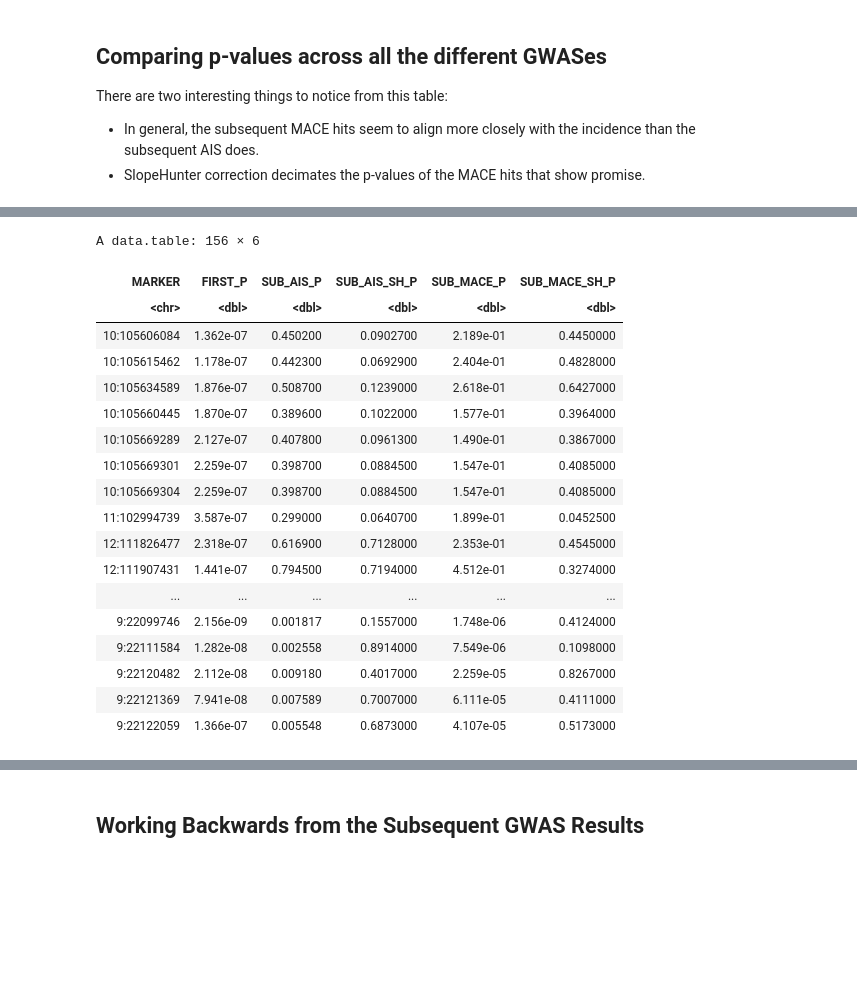
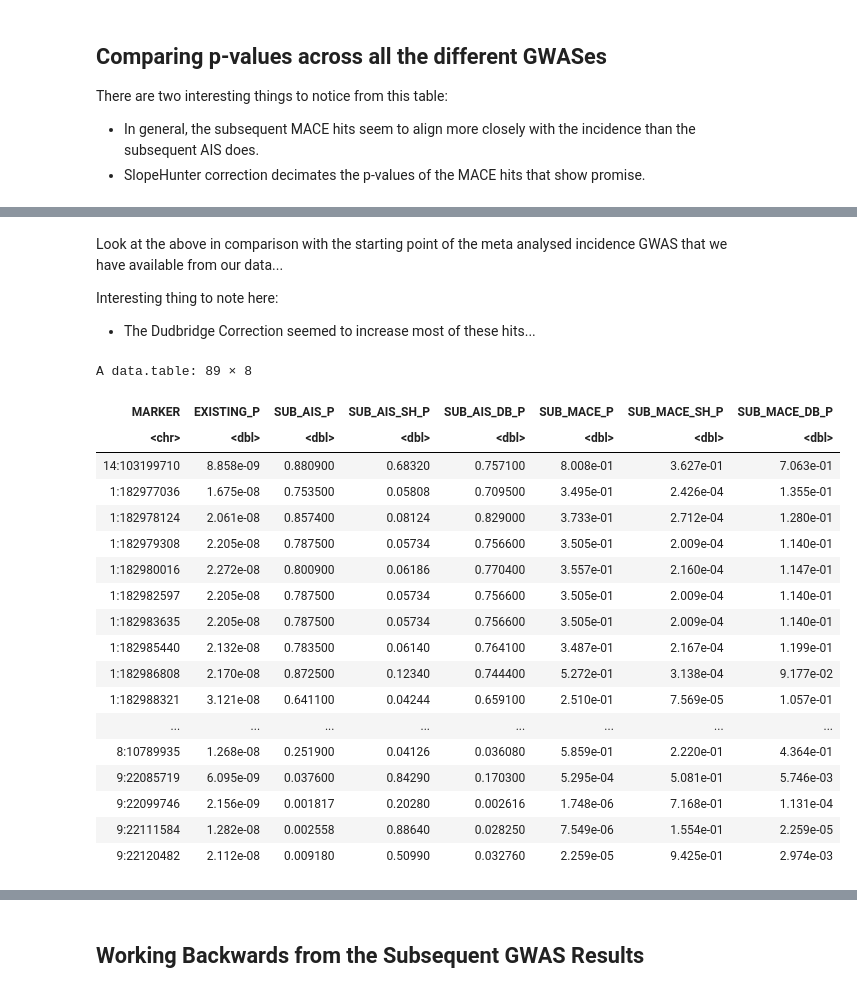
Before and after one commit to andrew-e/bristol-projects-public, a Jupyter notebook: docs/gwas_comparisons.ipynb, the cells around one changed output, grey strips where cells are left out. Drawn from its saved outputs; the diff is of its cells as text; code cells hidden in the pictures; blank space fills up the shorter version.

```diff
--- a/docs/gwas_comparisons.ipynb
+++ b/docs/gwas_comparisons.ipynb
@@ -29,20 +29,22 @@ library(dplyr)
 options(repr.matrix.max.rows=600, repr.matrix.max.cols=200)
 gwas_columns <- c("MARKER", "BETA", "SE", "P")
 
-first_ais_metaanalysis <- data.table::fread("scratch/results/meta_analysis/first_ais_metal_metaanalysis.tbl", select = gwas_columns)
+first_ais_metaanalysis <- data.table::fread("scratch/results/meta_analysis/first_ais_metal_metaanalysis.tbl", select = c(gwas_columns, "CHR", "BP"))
 subsequent_ais_metaanalysis_not_adjusted <- data.table::fread("scratch/results/meta_analysis/subsequent_ais_metal_metaanalysis.tbl", select = gwas_columns)
 subsequent_mace_metaanalysis_not_adjusted <- data.table::fread("scratch/results/meta_analysis/subsequent_mace_metal_metaanalysis.tbl", select = gwas_columns)
-subsequent_ais_metaanalysis_adjusted <- data.table::fread("scratch/results/subsequent_ais_metaanalysis_slopehunter1.txt", select = gwas_columns)
-subsequent_mace_metaanalysis_adjusted <- data.table::fread("scratch/results/subsequent_mace_metaanalysis_slopehunter1.txt", select = gwas_columns)
-subsequent_ais_metaanalysis_dudbridge <- data.table::fread("scratch/results/subsequent_ais_metaanalysis_dudbridge1.txt", select = gwas_columns)
-subsequent_mace_metaanalysis_dudbridge <- data.table::fread("scratch/results/subsequent_mace_metaanalysis_dudbridge1.txt", select = gwas_columns)
+subsequent_ais_metaanalysis_adjusted <- data.table::fread("scratch/results/subsequent_ais_metaanalysis_slopehunter_clumped1.txt", select = gwas_columns)
+subsequent_mace_metaanalysis_adjusted <- data.table::fread("scratch/results/subsequent_mace_metaanalysis_slopehunter_clumped1.txt", select = gwas_columns)
+subsequent_ais_metaanalysis_dudbridge <- data.table::fread("scratch/results/subsequent_ais_metaanalysis_dudbridge_clumped1.txt", select = gwas_columns)
+subsequent_mace_metaanalysis_dudbridge <- data.table::fread("scratch/results/subsequent_mace_metaanalysis_dudbridge_clumped1.txt", select = gwas_columns)
 
 existing_stroke_gwas <- data.table::fread("scratch/data/existing_stroke_gwas.tsv.gz")
 existing_stroke_gwas <- existing_stroke_gwas %>% dplyr::rename("CHR" = "chromosome", "BP" = "base_pair_location", "P" = "p_value",
                                                                "BETA" = "beta", "OR" = "odds_ratio", "LB" = "ci_lower", "UB" = "ci_upper")
+
+existing_stroke_gwas$MARKER <- paste(existing_stroke_gwas$CHR, existing_stroke_gwas$BP, sep=":")
+existing_stroke_gwas <- convert_odds_ratio_to_beta_estimate(existing_stroke_gwas)
 existing_stroke_gwas_top_hits <- existing_stroke_gwas[existing_stroke_gwas$P < 5e-8,]
-existing_stroke_gwas_top_hits$MARKER <- paste(existing_stroke_gwas_top_hits$CHR, existing_stroke_gwas_top_hits$BP, sep=":")
-existing_stroke_gwas_top_hits <- convert_odds_ratio_to_beta_estimate(existing_stroke_gwas_top_hits)
+
 
 merge_gwases <- function(gwas) {
     merged_stroke_data_comparison <- merge(gwas, subsequent_ais_metaanalysis_not_adjusted, by = "MARKER")
@@ -66,8 +68,8 @@ merge_gwases <- function(gwas) {
 
     return(merged_stroke_data_comparison)
 }
-
-merged_existing_gwas <- merge_gwases(existing_stroke_gwas_top_hits)
+# %%
+first_ais_metaanalysis <- data.table::fread("scratch/results/meta_analysis/first_ais_metal_metaanalysis.tbl", select = c(gwas_columns, "CHR", "BP"))
 # %% [markdown]
 ## Comparing p-values across all the different GWASes
 
@@ -129,37 +166,30 @@ A data.table: 50 × 6
+# %% [markdown]
+Look at the above in comparison with the starting point of the meta analysed incidence GWAS that we have available from our data...
+
+Interesting thing to note here:
+* The Dudbridge Correction seemed to increase most of these hits...
 # %%
 significant_first_ais_comparison <- first_ais_metaanalysis[first_ais_metaanalysis$P < 5e-8,]
+significant_first_ais_comparison <- merge_gwases(significant_first_ais_comparison)
 
-significant_first_ais_comparison <- merge(significant_first_ais_comparison, subsequent_ais_metaanalysis_not_adjusted, by.x = "MARKER", by.y = "MARKER")
-significant_first_ais_comparison <- significant_first_ais_comparison %>% dplyr::rename("FIRST_BETA" = "BETA.x", "FIRST_P" = "P.x", "FIRST_SE" = "SE.x",
-                                                                                       "SUB_AIS_BETA" = "BETA.y", "SUB_AIS_P" = "P.y", "SUB_AIS_SE" = "SE.y")
-
-significant_first_ais_comparison <- merge(significant_first_ais_comparison, subsequent_ais_metaanalysis_adjusted, by.x = "MARKER", by.y = "MARKER")
-significant_first_ais_comparison <- significant_first_ais_comparison %>% dplyr::rename("SUB_AIS_SH_BETA" = "BETA", "SUB_AIS_SH_P" = "P", "SUB_AIS_SH_SE" = "SE")
-
-significant_first_ais_comparison <- merge(significant_first_ais_comparison, subsequent_mace_metaanalysis_not_adjusted, by.x = "MARKER", by.y = "MARKER")
-significant_first_ais_comparison <- significant_first_ais_comparison %>% dplyr::rename("SUB_MACE_BETA" = "BETA", "SUB_MACE_P" = "P", "SUB_MACE_SE" = "SE")
-
-significant_first_ais_comparison <- merge(significant_first_ais_comparison, subsequent_mace_metaanalysis_adjusted, by.x = "MARKER", by.y = "MARKER")
-significant_first_ais_comparison <- significant_first_ais_comparison %>% dplyr::rename("SUB_MACE_SH_BETA" = "BETA", "SUB_MACE_SH_P" = "P", "SUB_MACE_SH_SE" = "SE")
-
-significant_first_ais_comparison[, c("MARKER", "FIRST_P", "SUB_AIS_P", "SUB_AIS_SH_P", "SUB_MACE_P", "SUB_MACE_SH_P")]
+significant_first_ais_comparison[, c("MARKER", "EXISTING_P", "SUB_AIS_P", "SUB_AIS_SH_P", "SUB_AIS_DB_P", "SUB_MACE_P", "SUB_MACE_SH_P", "SUB_MACE_DB_P")]
 # %% [output]
-A data.table: 156 × 6
+A data.table: 89 × 8
-| MARKER | FIRST_P | SUB_AIS_P | SUB_AIS_SH_P | SUB_MACE_P | SUB_MACE_SH_P |
-| <chr> | <dbl> | <dbl> | <dbl> | <dbl> | <dbl> |
-| 10:105606084 | 1.362e-07 | 0.450200 | 0.0902700 | 2.189e-01 | 0.4450000 |
-| 10:105615462 | 1.178e-07 | 0.442300 | 0.0692900 | 2.404e-01 | 0.4828000 |
-| 10:105634589 | 1.876e-07 | 0.508700 | 0.1239000 | 2.618e-01 | 0.6427000 |
-| 10:105660445 | 1.870e-07 | 0.389600 | 0.1022000 | 1.577e-01 | 0.3964000 |
-| 10:105669289 | 2.127e-07 | 0.407800 | 0.0961300 | 1.490e-01 | 0.3867000 |
-| 10:105669301 | 2.259e-07 | 0.398700 | 0.0884500 | 1.547e-01 | 0.4085000 |
-| 10:105669304 | 2.259e-07 | 0.398700 | 0.0884500 | 1.547e-01 | 0.4085000 |
-| 11:102994739 | 3.587e-07 | 0.299000 | 0.0640700 | 1.899e-01 | 0.0452500 |
-| 12:111826477 | 2.318e-07 | 0.616900 | 0.7128000 | 2.353e-01 | 0.4545000 |
-| 12:111907431 | 1.441e-07 | 0.794500 | 0.7194000 | 4.512e-01 | 0.3274000 |
-| ... | ... | ... | ... | ... | ... |
-| 9:22099746 | 2.156e-09 | 0.001817 | 0.1557000 | 1.748e-06 | 0.4124000 |
-| 9:22111584 | 1.282e-08 | 0.002558 | 0.8914000 | 7.549e-06 | 0.1098000 |
-| 9:22120482 | 2.112e-08 | 0.009180 | 0.4017000 | 2.259e-05 | 0.8267000 |
-| 9:22121369 | 7.941e-08 | 0.007589 | 0.7007000 | 6.111e-05 | 0.4111000 |
-| 9:22122059 | 1.366e-07 | 0.005548 | 0.6873000 | 4.107e-05 | 0.5173000 |
+| MARKER | EXISTING_P | SUB_AIS_P | SUB_AIS_SH_P | SUB_AIS_DB_P | SUB_MACE_P | SUB_MACE_SH_P | SUB_MACE_DB_P |
+| <chr> | <dbl> | <dbl> | <dbl> | <dbl> | <dbl> | <dbl> | <dbl> |
+| 14:103199710 | 8.858e-09 | 0.880900 | 0.68320 | 0.757100 | 8.008e-01 | 3.627e-01 | 7.063e-01 |
+| 1:182977036 | 1.675e-08 | 0.753500 | 0.05808 | 0.709500 | 3.495e-01 | 2.426e-04 | 1.355e-01 |
+| 1:182978124 | 2.061e-08 | 0.857400 | 0.08124 | 0.829000 | 3.733e-01 | 2.712e-04 | 1.280e-01 |
+| 1:182979308 | 2.205e-08 | 0.787500 | 0.05734 | 0.756600 | 3.505e-01 | 2.009e-04 | 1.140e-01 |
+| 1:182980016 | 2.272e-08 | 0.800900 | 0.06186 | 0.770400 | 3.557e-01 | 2.160e-04 | 1.147e-01 |
+| 1:182982597 | 2.205e-08 | 0.787500 | 0.05734 | 0.756600 | 3.505e-01 | 2.009e-04 | 1.140e-01 |
+| 1:182983635 | 2.205e-08 | 0.787500 | 0.05734 | 0.756600 | 3.505e-01 | 2.009e-04 | 1.140e-01 |
+| 1:182985440 | 2.132e-08 | 0.783500 | 0.06140 | 0.764100 | 3.487e-01 | 2.167e-04 | 1.199e-01 |
+| 1:182986808 | 2.170e-08 | 0.872500 | 0.12340 | 0.744400 | 5.272e-01 | 3.138e-04 | 9.177e-02 |
+| 1:182988321 | 3.121e-08 | 0.641100 | 0.04244 | 0.659100 | 2.510e-01 | 7.569e-05 | 1.057e-01 |
+| ... | ... | ... | ... | ... | ... | ... | ... |
+| 8:10789935 | 1.268e-08 | 0.251900 | 0.04126 | 0.036080 | 5.859e-01 | 2.220e-01 | 4.364e-01 |
+| 9:22085719 | 6.095e-09 | 0.037600 | 0.84290 | 0.170300 | 5.295e-04 | 5.081e-01 | 5.746e-03 |
+| 9:22099746 | 2.156e-09 | 0.001817 | 0.20280 | 0.002616 | 1.748e-06 | 7.168e-01 | 1.131e-04 |
+| 9:22111584 | 1.282e-08 | 0.002558 | 0.88640 | 0.028250 | 7.549e-06 | 1.554e-01 | 2.259e-05 |
+| 9:22120482 | 2.112e-08 | 0.009180 | 0.50990 | 0.032760 | 2.259e-05 | 9.425e-01 | 2.974e-03 |
```
Also changed, not shown: parts of 3 cells of this notebook, 1 other file.
